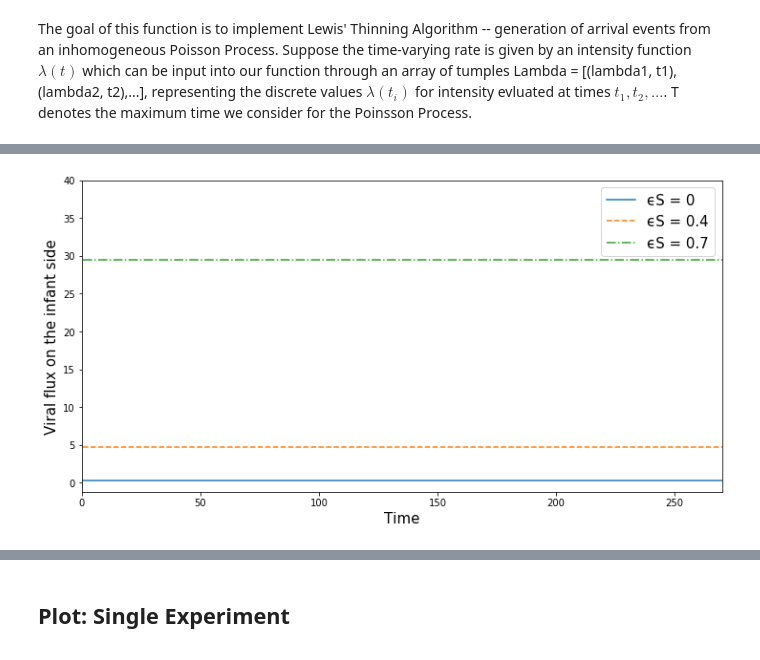
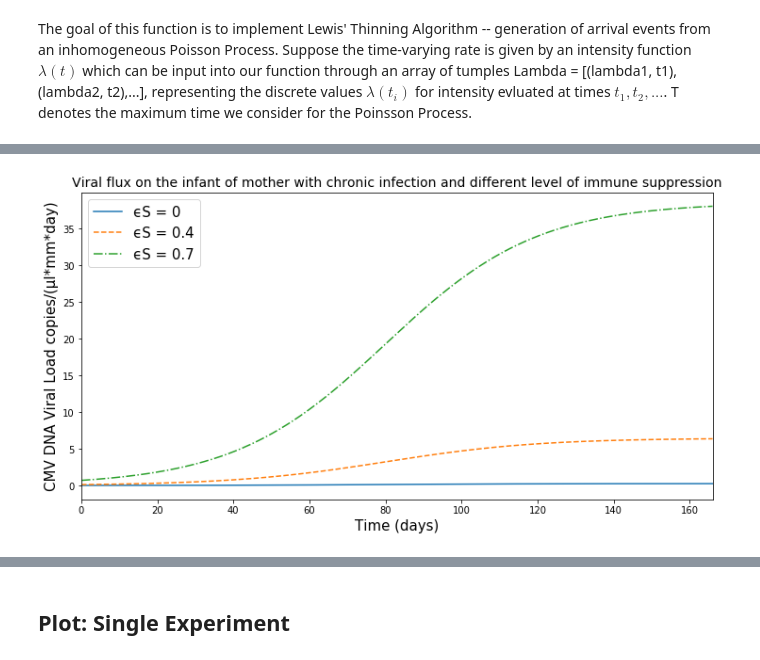
Before and after one commit to yishu0524/Placental-Transmission, a Jupyter notebook: Sampling_Inhomogeneous_Poisson_Process.ipynb, the cells around one changed output, grey strips where cells are left out. Drawn from its saved outputs; the diff is of its cells as text; code cells hidden in the pictures.

```diff
--- a/Sampling_Inhomogeneous_Poisson_Process.ipynb
+++ b/Sampling_Inhomogeneous_Poisson_Process.ipynb
@@ -28,0 +180,2 @@ pde
+# %%
+placenta_growth=10000/(1+ np.exp(-(0.05*(Simulation['time'].values-80))));
@@ -28,0 +216,12 @@ pde
+# %%
+plt.figure(figsize=(12,6))
+plt.plot(Simulation['time'],Simulation['0.7']   ,'r', label="1st Trimester")
+plt.plot(Simulation['time'],Simulation['0.7_2']   ,'b', label="2nd Trimester")
+plt.plot(Simulation['time'],Simulation['0.7_3']   ,'g', label="3rd Trimester")
+plt.xlabel('Time (days)',fontsize=15)
+plt.title('Viral flux on the infant of mother with primary infection and immune suppression level ϵS = 0.7',fontsize=14)
+plt.ylabel('CMV DNA Viral Load copies/(μl*mm*day)',fontsize=15)
+plt.xlim(xmin=0,xmax=166)
+plt.legend(fontsize=15,loc=2)
+plt.rc('axes', labelsize=15)
+plt.show()
@@ -28,0 +240,14 @@ pde
+# %%
+plt.figure(figsize=(10,7))
+plt.plot(Simulation['time'],cumulative_prob(Simulation['0.7'],Simulation['time'],0.00046)  ,'r', label="1st Trimester")
+plt.plot(Simulation['time'],cumulative_prob(Simulation['0.7_2'],Simulation['time'],0.00046)   ,'b', label="2nd Trimester")
+plt.plot(Simulation['time'],cumulative_prob(Simulation['0.7_3'],Simulation['time'],0.00046)  ,'g', label="3rd Trimester")
+plt.xlabel('Time (days)',fontsize=15)
+plt.title('Maternal primary infection with immune suppression level ϵS = 0.7',fontsize=14)
+plt.ylabel('Cumulative probability of infection',fontsize=15)
+plt.xlim(xmin=0,xmax=166)
+plt.legend(fontsize=15,loc=2)
+plt.rc('axes', labelsize=15)
+plt.ylim(ymax=1,ymin=0)
+plt.savefig(r'C:\Users\pc\Desktop\cmv\Maternal primary infection with immune suppression level ϵS = 0.7.png')
+plt.show()
@@ -29,17 +256,18 @@ pde
 # %%
 plt.figure(figsize=(12,6))
-plt.plot(pde['0'],[2.852900e-01]*len(pde['0']) ,'-', label="ϵS = 0")
-plt.plot(pde['0'],[4.719400e+00]*len(pde['0']),'--', label="ϵS = 0.4")
-plt.plot(pde['0'],[2.948900e+01]*len(pde['0']),'-.', label="ϵS = 0.7")
+plt.plot(Simulation['time'],[2.509912e-01/10000] *len(Simulation['time'] ) *placenta_growth,'-', label="ϵS = 0")
+plt.plot(Simulation['time'],[6.442784e+00/10000] *len(Simulation['time'])*placenta_growth,'--', label="ϵS = 0.4")
+plt.plot(Simulation['time'],[3.858584e+01/10000] *len(Simulation['time'] )*placenta_growth,'-.', label="ϵS = 0.7")
 #plt.yscale('symlog')
-plt.xlabel('Time',fontsize=15)
-plt.ylabel('Viral flux on the infant side',fontsize=15)
-plt.xlim(xmin=0,xmax=270)
-plt.legend(fontsize=15,loc=1)
+plt.xlabel('Time (days)',fontsize=15)
+plt.title('Viral flux on the infant of mother with chronic infection and different level of immune suppression',fontsize=14)
+plt.ylabel('CMV DNA Viral Load copies/(μl*mm*day)',fontsize=15)
+plt.xlim(xmin=0,xmax=166)
+plt.legend(fontsize=15,loc=2)
 plt.rc('axes', labelsize=15)
-plt.ylim(ymax=40)
+
 plt.show()
 # %% [output]
-[figure, old version]
+[figure, new version]
 # %%
 # reshape toy data
```
Also changed, not shown: parts of 30 cells of this notebook, 4 other files.
